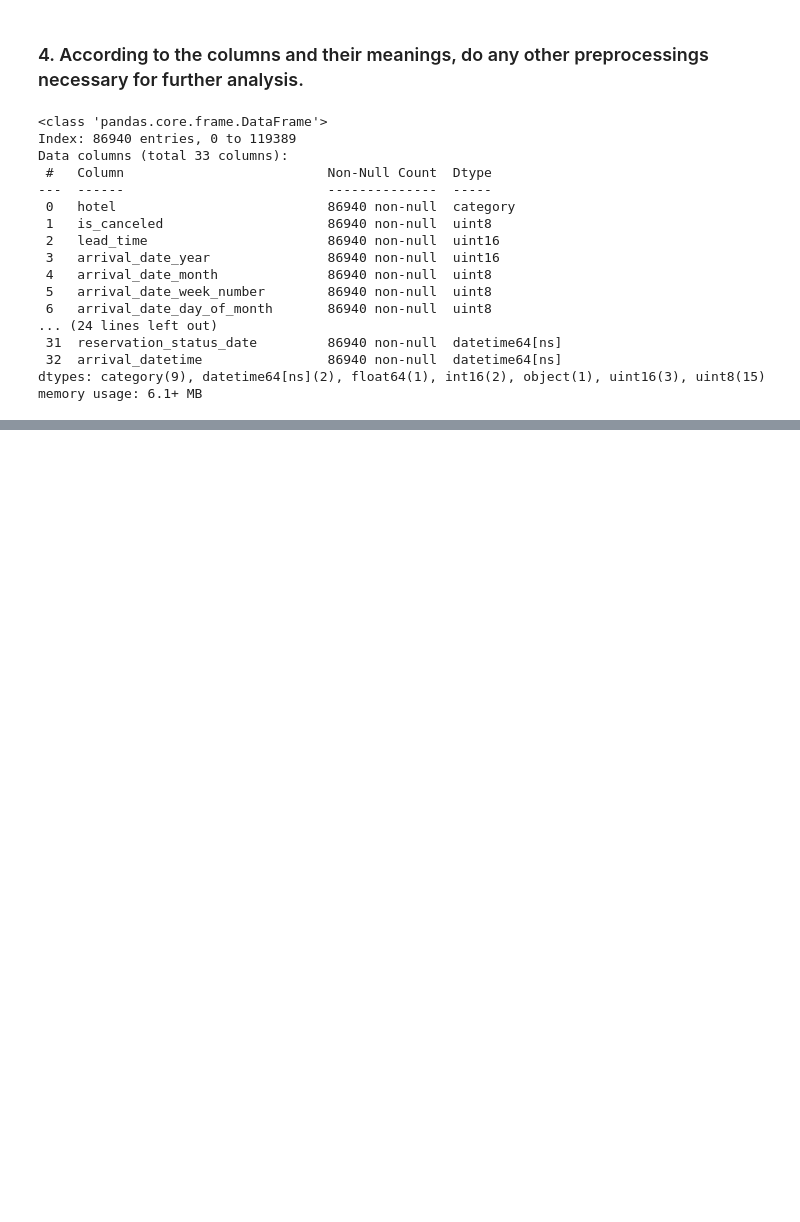
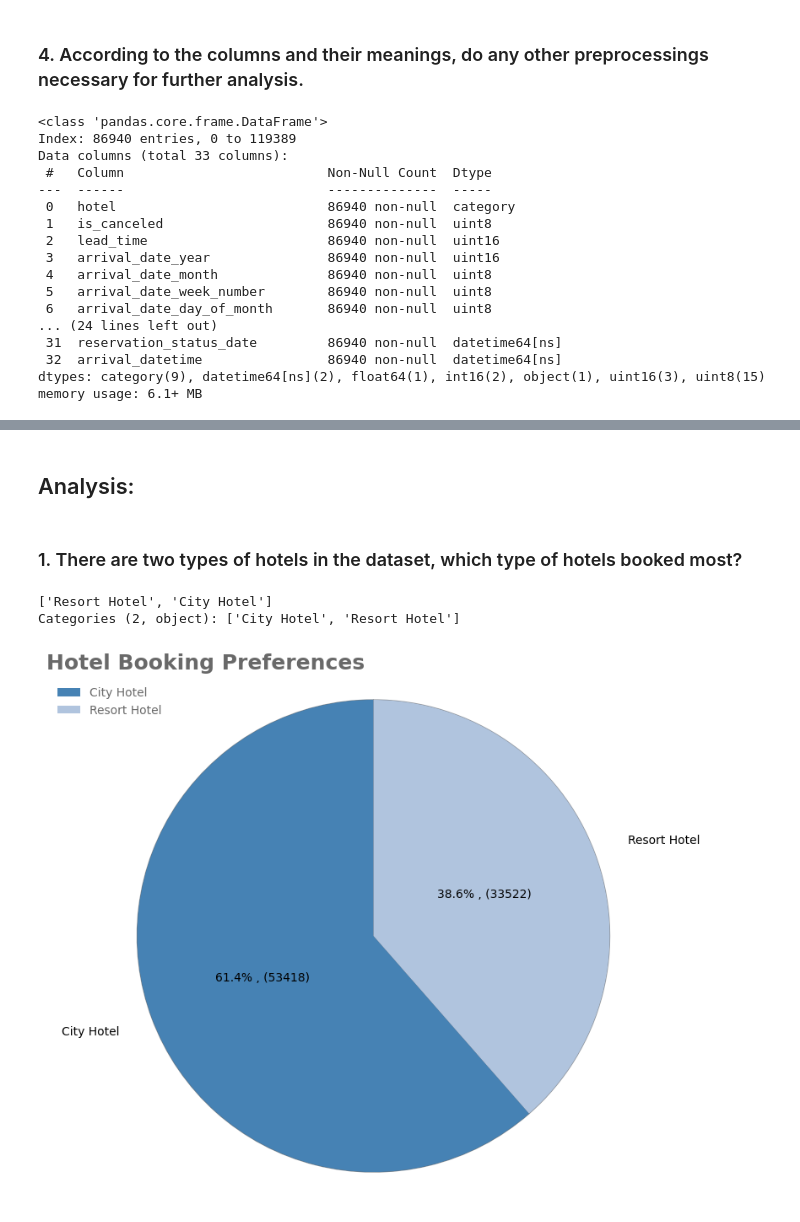
Before and after one commit to AliMSHGH/Hotel-_Bookings_Analysis, a Jupyter notebook: Hotel-_Bookings_Analysis.ipynb, the cells around one changed output, grey strips where cells are left out. Saved outputs shown, nothing was run; the diff lists cells and outputs as text; code cells hidden in the pictures; blank space fills up the shorter version.

Commit message:
Analysis problem 1

```diff
--- a/Hotel-_Bookings_Analysis.ipynb
+++ b/Hotel-_Bookings_Analysis.ipynb
@@ -708 +708,39 @@ df.sample(5)
 5 rows × 33 columns
+# %% [markdown]
+## Analysis:
+# %% [markdown]
+### 1. There are two types of hotels in the dataset, which type of hotels booked most?
+# %%
+df["hotel"].unique()
+# %% [output]
+['Resort Hotel', 'City Hotel']
+Categories (2, object): ['City Hotel', 'Resort Hotel']
+# %%
+hotel_type_counts = df['hotel'].value_counts()
+fig, ax = plt.subplots(figsize=(10, 8))
+
+ax.pie(hotel_type_counts, labels=hotel_type_counts.index,
+        colors=['#4682B4', '#B0C4DE'],
+        shadow=True,
+        autopct=lambda p:f'{p:1.1f}% , ({p*sum(hotel_type_counts)/100 :1.0f})' ,
+        startangle=90,
+        radius=200,
+        pctdistance=0.5,
+        labeldistance=1.15
+        )
+
+ax.axis('equal')
+
+ax.set_title('Hotel Booking Preferences',
+    weight="bold",
+    color='#696969',
+    fontsize=18,
+    loc="left")
+
+ax.legend(frameon=False,
+          loc='upper left',
+          labelcolor='#696969')
+
+plt.show()
+# %% [output]
+[figure, added]
```
Also changed, not shown: parts of 3 cells of this notebook.
